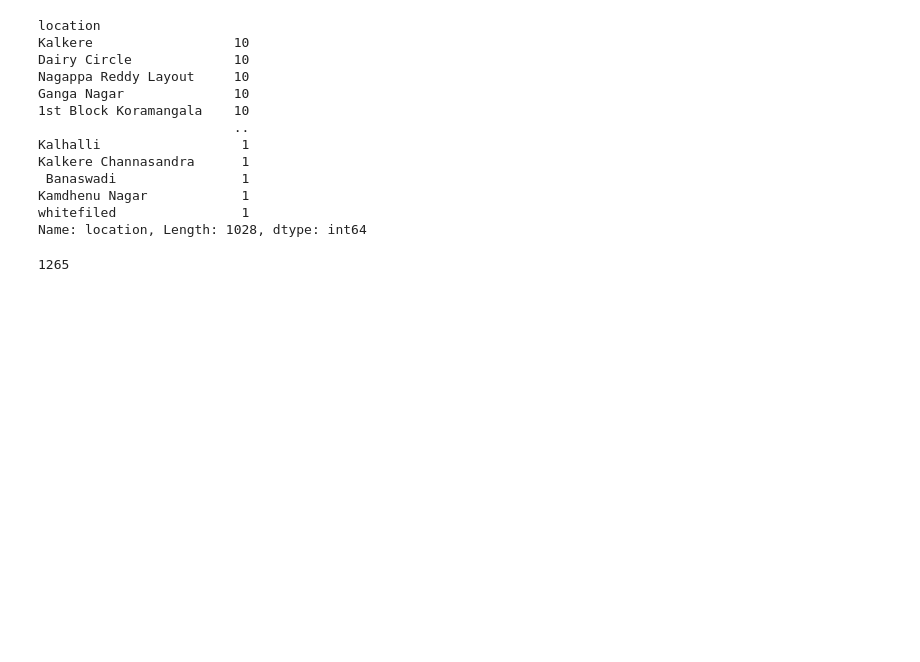
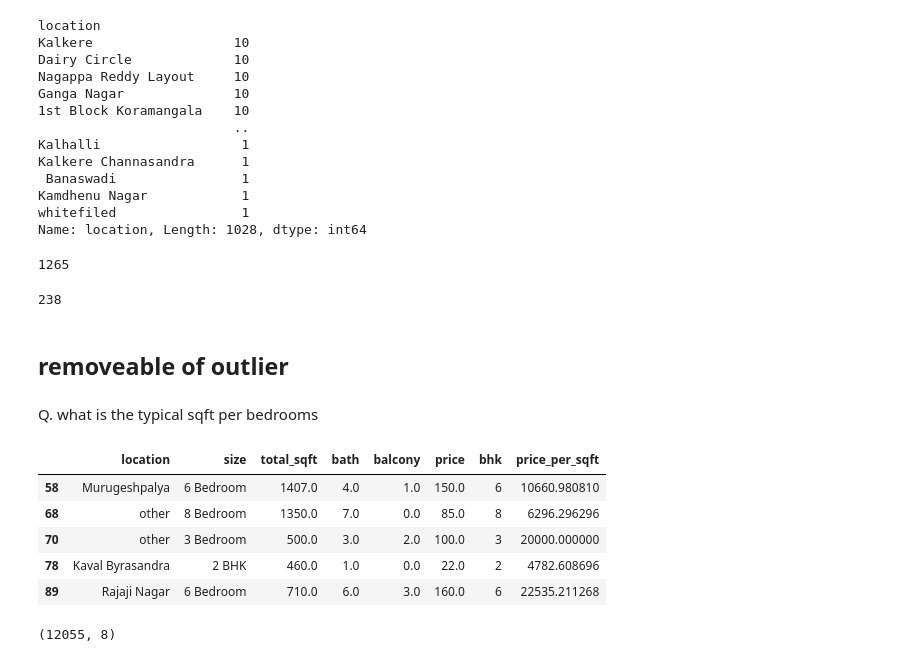
Before and after one commit to PratyushPoddar07/DS_project, a Jupyter notebook: Real Estate model/Estate.ipynb, the cells around one changed output. Cells and saved outputs as stored; diff of their text form; code cells hidden in the pictures; blank space fills up the shorter version.

```diff
--- a/Real Estate model/Estate.ipynb
+++ b/Real Estate model/Estate.ipynb
@@ -214,4 +212,26 @@ len(df4.location.unique())
 # %% [output]
 1265
 # %%
-df4.location = df4.location.apply(
+df4.location = df4.location.apply(lambda x: 'other'  if x in location_stats_less_than_10 else x)
+len(df4.location.unique())
+# %% [output]
+238
+# %% [markdown]
+## removeable of outlier
+# %% [markdown]
+Q. what is the typical sqft per bedrooms
+# %%
+df4[df4.total_sqft/df4.bhk <300].head()
+# %% [output]
+|  | location | size | total_sqft | bath | balcony | price | bhk | price_per_sqft |
+| 58 | Murugeshpalya | 6 Bedroom | 1407.0 | 4.0 | 1.0 | 150.0 | 6 | 10660.980810 |
+| 68 | other | 8 Bedroom | 1350.0 | 7.0 | 0.0 | 85.0 | 8 | 6296.296296 |
+| 70 | other | 3 Bedroom | 500.0 | 3.0 | 2.0 | 100.0 | 3 | 20000.000000 |
+| 78 | Kaval Byrasandra | 2 BHK | 460.0 | 1.0 | 0.0 | 22.0 | 2 | 4782.608696 |
+| 89 | Rajaji Nagar | 6 Bedroom | 710.0 | 6.0 | 3.0 | 160.0 | 6 | 22535.211268 |
+# %%
+# we have to remove this anomaly
+df5 = df4[~(df4.total_sqft/df4.bhk <300)]
+df5.shape
+# %% [output]
+(12055, 8)
```
Also changed, not shown: parts of 4 cells of this notebook.
